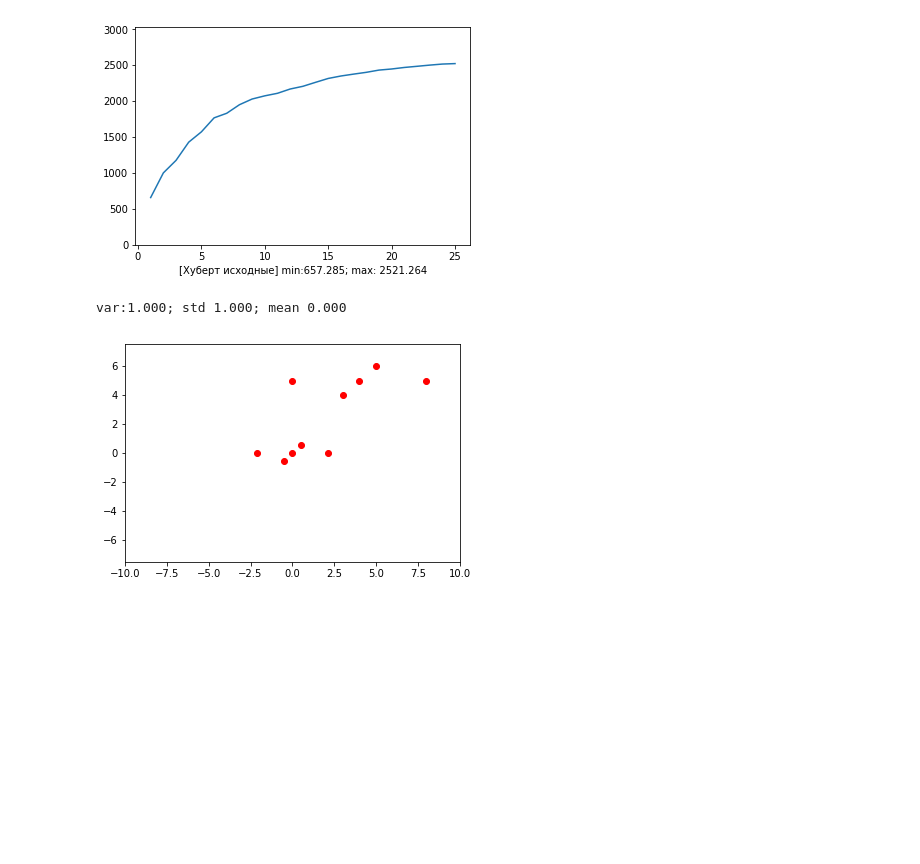
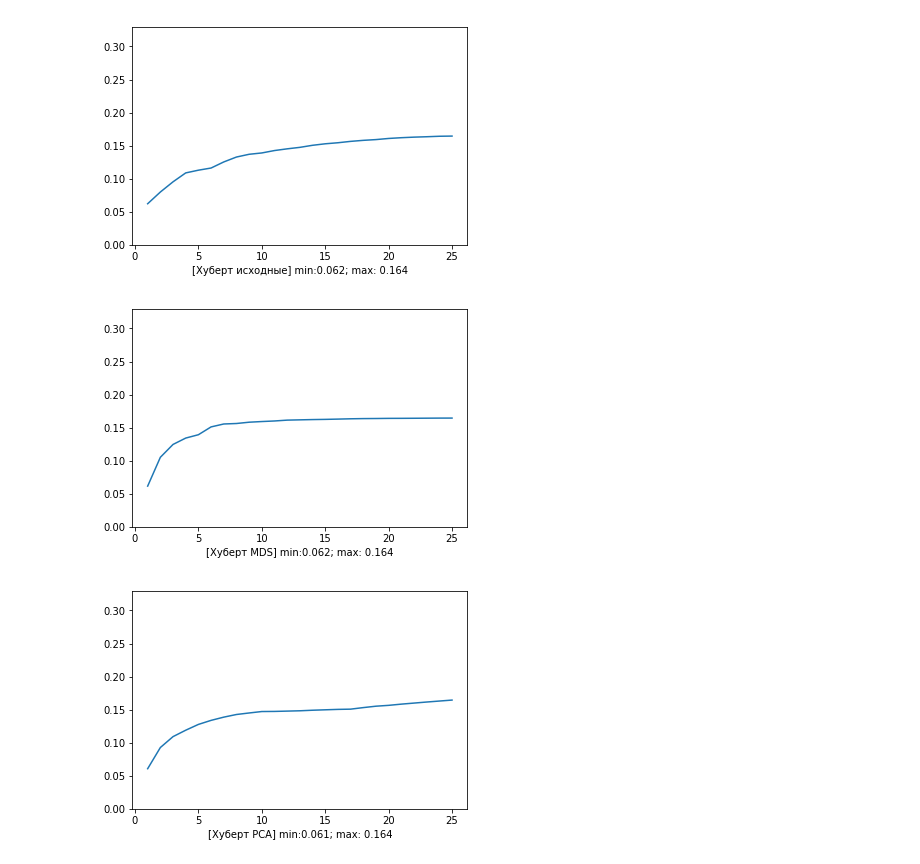
Before and after one commit to mestydone/dimensionality_reduction, a Jupyter notebook: DR.ipynb, the cells around one changed output. Drawn from its saved outputs; the diff is of its cells as text; code cells hidden in the pictures; blank space fills up the shorter version.

Commit message:
MDS distance metric changed; cluster shape change estimation added

```diff
--- a/DR.ipynb
+++ b/DR.ipynb
@@ -7,11 +7,11 @@ import math
 import importlib
 importlib.reload(d)
 
-source_data, markers = d.load_data("data/ocr.dat", 8, False)
+source_data, markers = d.load_data("data/ocr.dat", 2, False)
 # source_data, markers = d.load_noise(100, 5)
 
 # Попробовать очистить данные
-source_data, markers = d.filter(source_data, markers, 2*math.sqrt(3))
+source_data, markers = d.filter(source_data, markers, 2*3*math.sqrt(3))
 print('filtered:', len(source_data[0]))
 
 # Сортировка по дисперсии
@@ -79,13 +79,13 @@ mds_prepared = mds.init(source_data)
 
 for i in range(1, len(mds_distances)+1):
     print(i,end='..')
-    proj, distance = mds_prepared.calculate(i)
+    proj, distance = mds_prepared.calculate(i, eps=0.002)
     mds_data_list.append(proj)
     mds_distances[i-1] = distance
 print()
 
 mds_distances /= max(mds_distances)
 drawer.plot_line(mds_distances, label='MDS межточечные расстояния').show()
-print("Размерность:", d.real_dimensionality(mds_distances, 0.1))
+print("Размерность:", d.real_dimensionality(mds_distances, 0.15))
 # %% [output]
 1..2..3..4..5..6..7..8..9..10..11..12..13..14..15..16..17..18..19..20..21..22..23..24..25..
@@ -93,0 +94,16 @@ print("Размерность:", d.real_dimensionality(mds_distances, 0.1))
+# %%
+# Стресс-функция для PCA и MDS
+importlib.reload(d)
+
+pca_stress_d = []
+mds_stress_d = []
+
+for i in range(len(source_data)):
+    pca_stress_d.append(d.stress(source_data, pca_data[:i+1]))
+    mds_stress_d.append(d.stress(source_data, mds_data_list[i]))
+
+pca_stress_d /= max(pca_stress_d)
+mds_stress_d /= max(mds_stress_d)
+
+drawer.plot_line(pca_stress_d, label=f'PCA stress; Real dimensionality: {d.real_dimensionality(pca_stress_d, 0.15)}').show()
+drawer.plot_line(mds_stress_d, label=f'MDS stress; Real dimensionality: {d.real_dimensionality(mds_stress_d, 0.15)}').show()
@@ -121,66 +140,36 @@ drawer.plot_line(pca_hopkins, label=pca_hopkins_label, top=1).show()
 # %%
 # Хуберт
 """
 Почему при нормировании по дисперсии наблюдается линейный рост:
 Потому что с добавлением новых призноков снижается std -> при делении точки располагаются дальше -> межточечное расстояние растет
 
 Почему помогает нормализация по дистанции:
-Т.к. межточечное расстояние растет растет и max(dist)
-
-
-
+Т.к. межточечное расстояние растет, растет и max(dist) -> при делении это компенсирует рост расстояния
 """
 
 import src.hubert as hubert
 importlib.reload(hubert)
 
 source_hubert = []
 mds_hubert = []
 pca_hubert = []
 
 for i in range(1, len(source_data)+1):
     source_hubert.append(hubert.calculate(source_data[:i], markers))
-    # mds_hubert.append(hubert.calculate(mds_data_list[i-1], markers))
-    # pca_hubert.append(hubert.calculate(pca_data[:i], markers))
+    mds_hubert.append(hubert.calculate(mds_data_list[i-1], markers))
+    pca_hubert.append(hubert.calculate(pca_data[:i], markers))
 
 
-
-hubert_top = np.max(source_hubert) * 1.2
+hubert_top = np.max(source_hubert) * 2
 src_hubert_label = '[Хуберт исходные] min:' + '%.3f' % min(source_hubert) +'; max: ' + '%.3f' % max(source_hubert)
 drawer.plot_line(source_hubert, label=src_hubert_label, top=hubert_top).show()
 
-# mds_hubert_label = '[Хуберт MDS] min:' + '%.3f' % min(mds_hubert) +'; max: ' + '%.3f' % max(mds_hubert)
-# drawer.plot_line(mds_hubert, label=mds_hubert_label, top=hubert_top).show()
+mds_hubert_label = '[Хуберт MDS] min:' + '%.3f' % min(mds_hubert) +'; max: ' + '%.3f' % max(mds_hubert)
+drawer.plot_line(mds_hubert, label=mds_hubert_label, top=hubert_top).show()
 
-# pca_hubert_label = '[Хуберт PCA] min:' + '%.3f' % min(pca_hubert) +'; max: ' + '%.3f' % max(pca_hubert)
-# drawer.plot_line(pca_hubert, label=pca_hubert_label, top=hubert_top).show()
+pca_hubert_label = '[Хуберт PCA] min:' + '%.3f' % min(pca_hubert) +'; max: ' + '%.3f' % max(pca_hubert)
+drawer.plot_line(pca_hubert, label=pca_hubert_label, top=hubert_top).show()
 # %% [output]
-[figure, old version]
+[figure, new version]
+[figure, added]
+[figure, added]
-# %%
-def draw(p):
-    plt = drawer.plot_2d(p, np.ones(len(p[0])), 0, 1)
-    plt.xlim(-10,10)
-    plt.ylim(-7.5,7.5)
-
-points = np.empty((2,5))
-points[0] = [5, 8, 3, 0, 4]  # x
-points[1] = [6, 5, 4, 5, 5] # y
-
-# points[0] += 0
-# points[1] += 0
-
-# points = source_data[:2].copy()
-
-draw(points)
-
-points_copy = points.copy()
-
-for i in range(len(points_copy)):
-    points_copy[i] -= np.mean(points_copy[i])
-points_copy /= np.std(points_copy)
-
-draw(points_copy)
-print('var:%.3f; std %.3f; mean %.3f' % (np.var(points_copy), np.std(points_copy), np.mean(points_copy)))
-# %% [output]
-var:1.000; std 1.000; mean 0.000
-[figure, removed]
```
Also changed, not shown: parts of 7 cells of this notebook, 2 other files.
